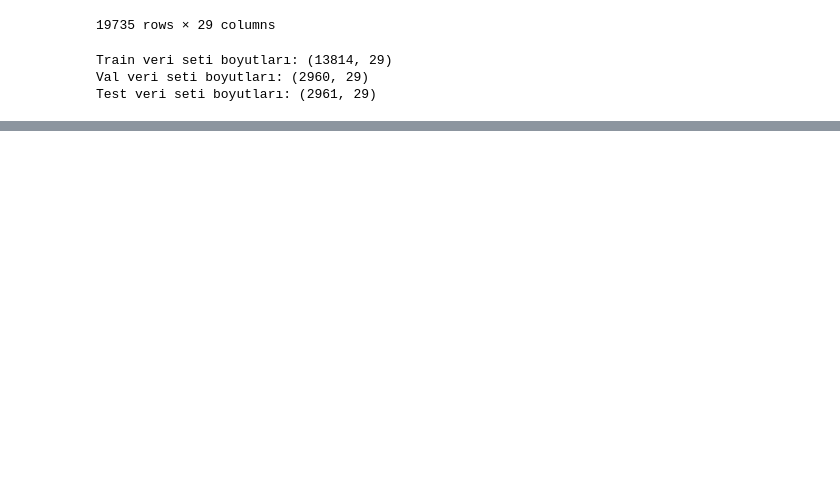
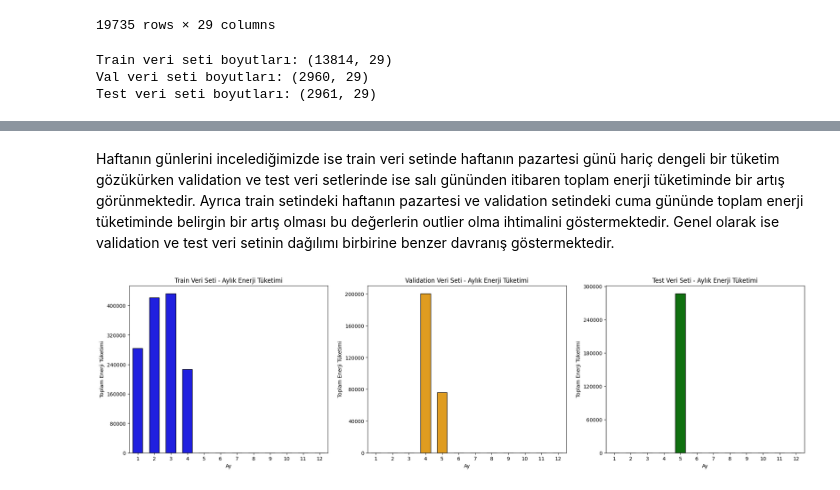
Before and after one commit to sam-git-00/Tubitak-Makine-Ogrenimi-Projesi, a Jupyter notebook: energy_analysis.ipynb, the cells around one changed output, grey strips where cells are left out. Cells and saved outputs as stored; diff of their text form; code cells hidden in the pictures; blank space fills up the shorter version.

```diff
--- a/energy_analysis.ipynb
+++ b/energy_analysis.ipynb
@@ -181,0 +313,7 @@ Test veri seti boyutları: (2961, 29)
+# %% [markdown]
+Haftanın günlerini incelediğimizde ise train veri setinde haftanın pazartesi günü hariç dengeli bir tüketim gözükürken validation ve test veri setlerinde ise salı gününden itibaren toplam enerji tüketiminde bir artış görünmektedir. Ayrıca train setindeki haftanın pazartesi ve validation setindeki cuma gününde toplam enerji tüketiminde belirgin bir artış olması bu değerlerin outlier olma ihtimalini göstermektedir. Genel olarak ise validation ve test veri setinin dağılımı birbirine benzer davranış göstermektedir.
+# %%
+# Aylık tüketim bar grafiği
+plot_time_series(datasets, labels, colors, kind="bar", time_unit="month", title="Aylık Enerji Tüketimi", xlabel="Ay", ylabel=ylabel)
+# %% [output]
+[figure, added]
```
Also changed, not shown: parts of 12 cells of this notebook.
